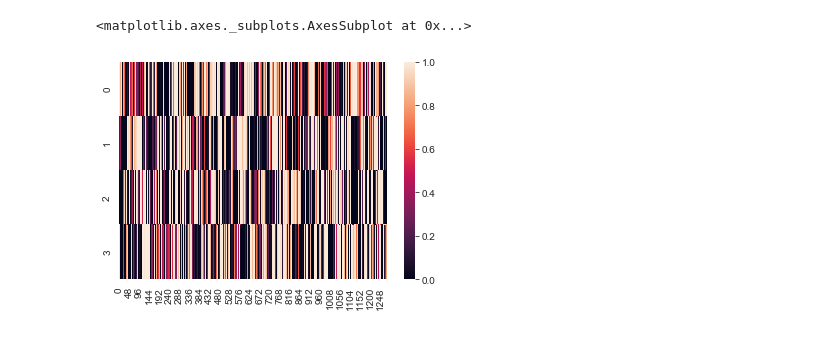
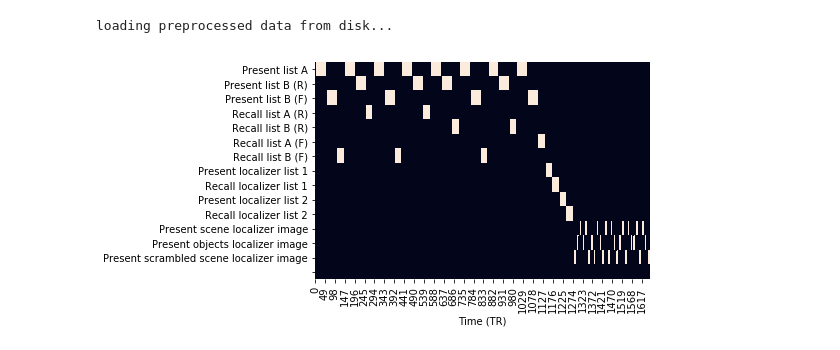
Before and after one commit to ContextLab/directed-forgetting-network-dynamics, a Jupyter notebook: code/network_analyses.ipynb, the cells around one changed output. Drawn from its saved outputs; the diff is of its cells as text; code cells hidden in the pictures.

```diff
--- a/code/network_analyses.ipynb
+++ b/code/network_analyses.ipynb
@@ -255,8 +90,38 @@ sns.heatmap(r0['all_regressors'])
-# %%
-sns.heatmap(r0['results'])
-# %% [output]
-<matplotlib.axes._subplots.AxesSubplot at 0x...>
-[figure, removed]
+# %%
+data_fname = os.path.join('data', 'preprocessed.npz')
+if os.path.exists(data_fname):
+    print('loading preprocessed data from disk...')
+    data = np.load(data_fname)['data']
+else:
+    print('preprocessed data...')
+    masked_data = list(map(lambda f: apply_mask(nib.load(f), mask), nii_files))
+    data = package_data(masked_data, nii_files, regressor_files)
+    np.savez(os.path.join('data', 'preprocessed.npz'), data=data)
+# %% [output]
+loading preprocessed data from disk...
+# %%
+regressors_key = ['Present list A',
+                  'Present list B (R)',
+                  'Present list B (F)',
+                  'Recall list A (R)',
+                  'Recall list B (R)',
+                  'Recall list A (F)',
+                  'Recall list B (F)',
+                  'Present localizer list 1',
+                  'Recall localizer list 1',
+                  'Present localizer list 2',
+                  'Recall localizer list 2',
+                  'Present scene localizer image',
+                  'Present objects localizer image',
+                  'Present scrambled scene localizer image']
+# %%
+#experiment labels from participant 0
+h = sns.heatmap(data[0]['regmat'], cbar=False)
+h.set_yticklabels(regressors_key)
+plt.yticks(rotation=0);
+plt.xlabel('Time (TR)');
+# %% [output]
+[figure, added]
 # %%
 # credit: https://stackoverflow.com/questions/47004506/check-if-a-numpy-array-is-sorted
 @numba.jit
```
Also changed, not shown: parts of 31 cells of this notebook.
